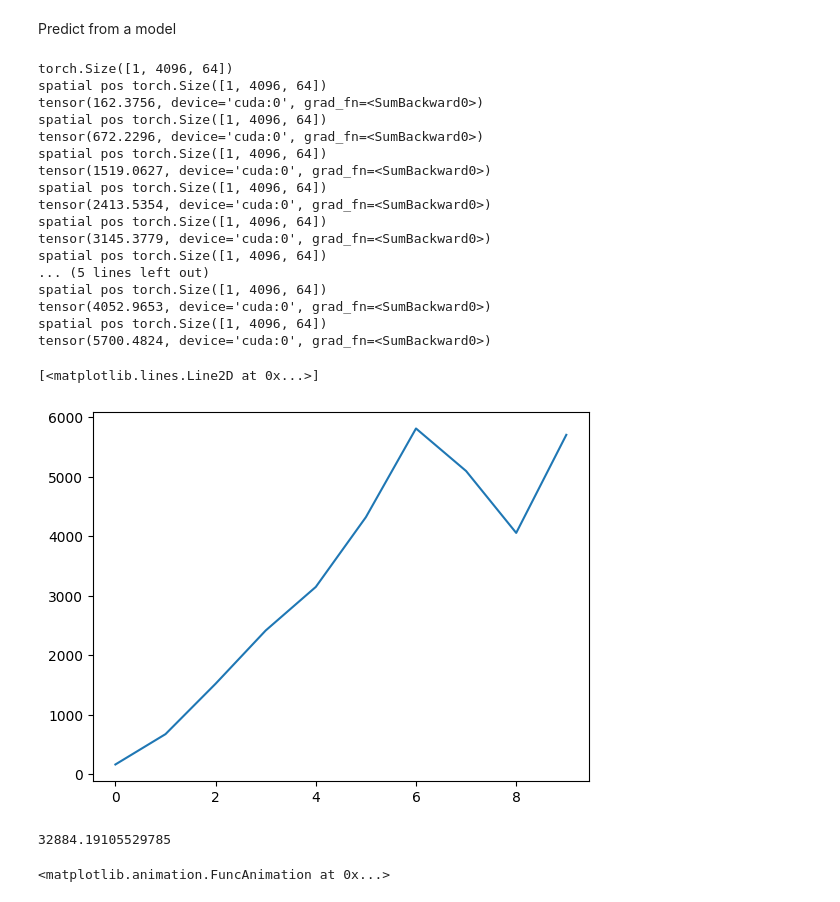
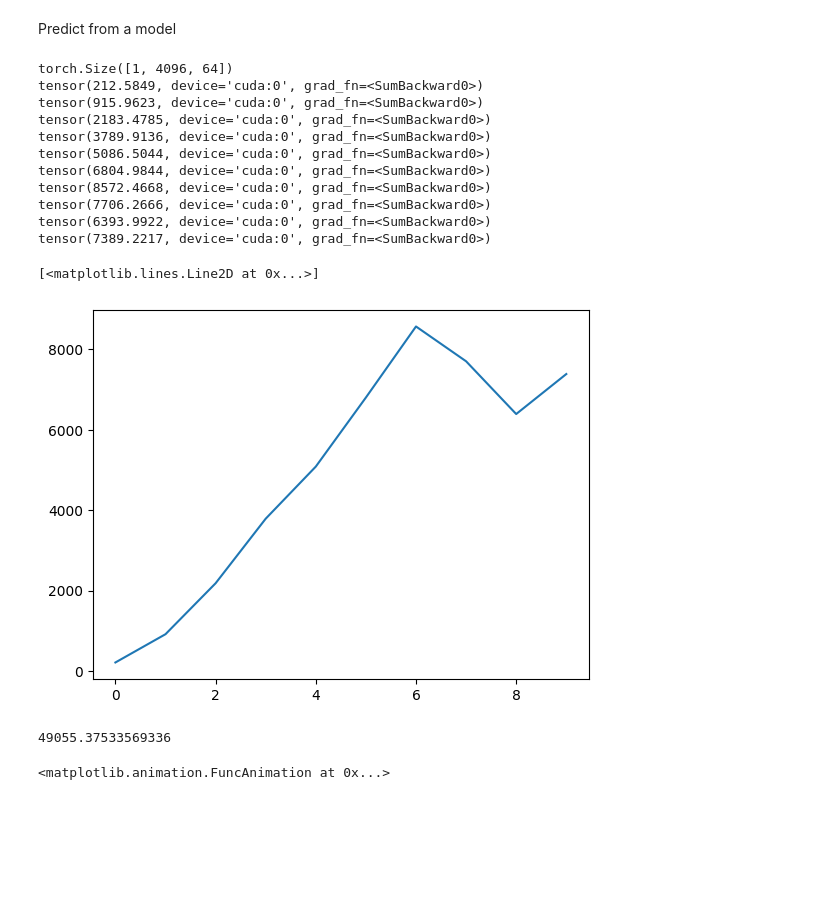
Before and after one commit to OnurBasci/TransformerBasedNavierStokeSolver, a Jupyter notebook: SequenSolver.ipynb, the cells around one changed output. Saved outputs shown, nothing was run; the diff lists cells and outputs as text; code cells hidden in the pictures; blank space fills up the shorter version.

Commit message:
learn slice update

```diff
--- a/SequenSolver.ipynb
+++ b/SequenSolver.ipynb
@@ -63,7 +63,10 @@ model = SequenSolver(transolver_path, T=10, H=64, W=64, M=16, C=32, B=1, layers=
 model.load_state_dict(torch.load("./sequential_checkpoints/" + save_name + ".pt", weights_only=True), strict=False)
 model.eval()
 
-slice_learner_path = "C:\\Users\\onurb\\master\\PRJ_4ID22_TP\\Transolver\\PDE-Solving-StandardBenchmark\\sequential_checkpoints\\buff.pt"
+#slice_learner_path = "C:\\Users\\onurb\\master\\PRJ_4ID22_TP\\Transolver\\PDE-Solving-StandardBenchmark\\sequential_checkpoints\\slice_vorticity_code_ep10_sim200_b1.pt" #sequensolver loss 0.6829646527767181
+#slice_learner_path = "C:\\Users\\onurb\\master\\PRJ_4ID22_TP\\Transolver\\PDE-Solving-StandardBenchmark\\sequential_checkpoints\\slice_ep4_sim50_unified_vort.pt" #sequensolver loss 0.7080884575843811
+slice_learner_path = "C:\\Users\\onurb\\master\\PRJ_4ID22_TP\\Transolver\\PDE-Solving-StandardBenchmark\\sequential_checkpoints\\slice_ep10_sim75_unified_vort.pt"
+#slice_learner_path = "C:\\Users\\onurb\\master\\PRJ_4ID22_TP\\Transolver\\PDE-Solving-StandardBenchmark\\sequential_checkpoints\\buff.pt"
 #slice_learner_path = "C:\\Users\\onurb\\master\\PRJ_4ID22_TP\\Transolver\\PDE-Solving-StandardBenchmark\\sequential_checkpoints\\slice_ep1_sim20_unified_vort.pt"
 # %%
 def get_grid(batchsize=1):
@@ -113,55 +116,49 @@ losses = []
 
 for t in range(0,10,step):
     y = yy[..., t:t + step].cuda()
-    pred = model.solve_with_slice_learner(slice_learner_path, pos, fx, y, unified_pos=1, use_vorticity=1, use_previous_slice = False, learn_from_vort=True)
+    pred = model.solve_with_slice_learner(slice_learner_path, pos, fx, y, unified_pos=1, use_vorticity=1, use_previous_slice = False, learn_from_vort=False, use_code_for_vorticity = False)
 
     loss = torch.sum(torch.pow(pred.reshape(1, -1) - y.reshape(1, -1),2))
     losses.append(loss.detach().item())
 
     print(loss)
 
     vort = pred[0,:,0]
 
     vort = vort.reshape(64,64)
 
     # Convert to PhiFlow tensors
     vort = tensor(vort, spatial('x,y'))
 
     # Create a StaggeredGrid for the velocity field
     f = CenteredGrid(math.tensor(vort), extrapolation.PERIODIC)
 
     sim_pred.append(f)
 
     #update fx
     fx = torch.cat((fx[..., step:], pred), dim=-1)
 
 c_trj_pred = phi.field.stack(sim_pred, batch('time'))
 
 plt.plot(losses)
 # %% [output]
 torch.Size([1, 4096, 64])
-spatial pos torch.Size([1, 4096, 64])
-tensor(162.3756, device='cuda:0', grad_fn=<SumBackward0>)
-spatial pos torch.Size([1, 4096, 64])
-tensor(672.2296, device='cuda:0', grad_fn=<SumBackward0>)
-spatial pos torch.Size([1, 4096, 64])
-tensor(1519.0627, device='cuda:0', grad_fn=<SumBackward0>)
-spatial pos torch.Size([1, 4096, 64])
-tensor(2413.5354, device='cuda:0', grad_fn=<SumBackward0>)
-spatial pos torch.Size([1, 4096, 64])
-tensor(3145.3779, device='cuda:0', grad_fn=<SumBackward0>)
-spatial pos torch.Size([1, 4096, 64])
-... (5 lines left out)
-spatial pos torch.Size([1, 4096, 64])
-tensor(4052.9653, device='cuda:0', grad_fn=<SumBackward0>)
-spatial pos torch.Size([1, 4096, 64])
-tensor(5700.4824, device='cuda:0', grad_fn=<SumBackward0>)
+tensor(212.5849, device='cuda:0', grad_fn=<SumBackward0>)
+tensor(915.9623, device='cuda:0', grad_fn=<SumBackward0>)
+tensor(2183.4785, device='cuda:0', grad_fn=<SumBackward0>)
+tensor(3789.9136, device='cuda:0', grad_fn=<SumBackward0>)
+tensor(5086.5044, device='cuda:0', grad_fn=<SumBackward0>)
+tensor(6804.9844, device='cuda:0', grad_fn=<SumBackward0>)
+tensor(8572.4668, device='cuda:0', grad_fn=<SumBackward0>)
+tensor(7706.2666, device='cuda:0', grad_fn=<SumBackward0>)
+tensor(6393.9922, device='cuda:0', grad_fn=<SumBackward0>)
+tensor(7389.2217, device='cuda:0', grad_fn=<SumBackward0>)
 [<matplotlib.lines.Line2D at 0x...>]
-[figure, old version]
+[figure, new version]
 # %%
 print(sum(losses))
 # %% [output]
-32884.19105529785
+49055.37533569336
 # %%
 plot(c_trj_pred, animate='time', frame_time=120, overlay='args')
 # %% [output]
```
Also changed, not shown: 6 other files.
